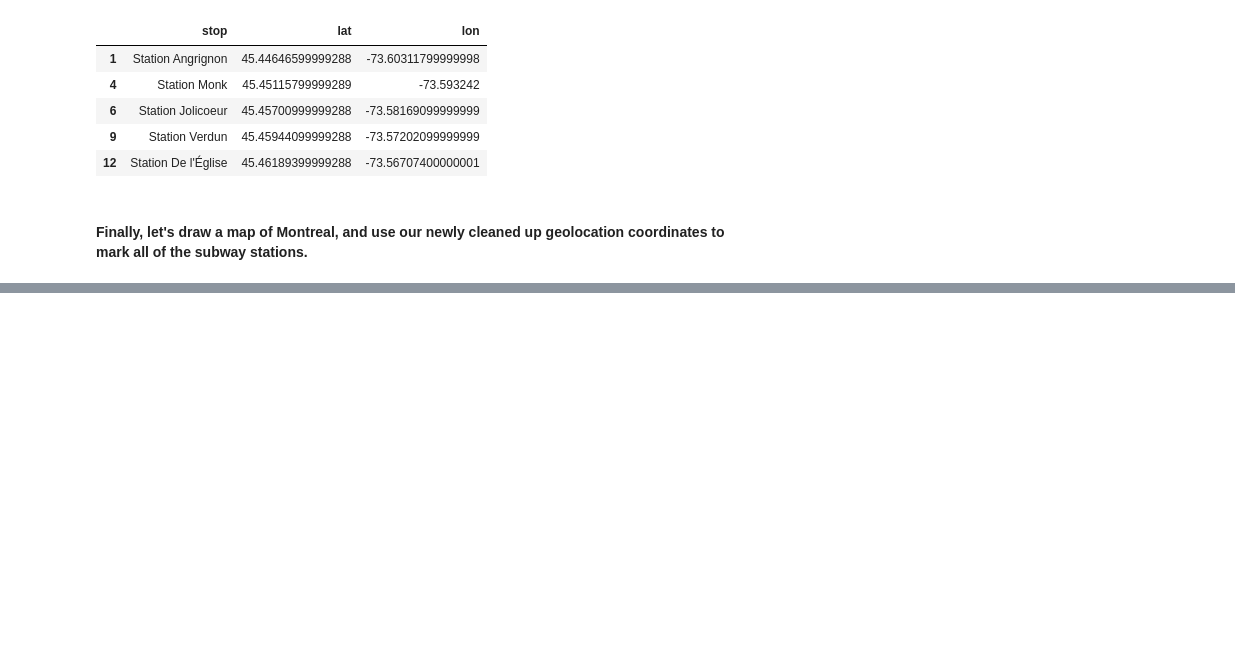
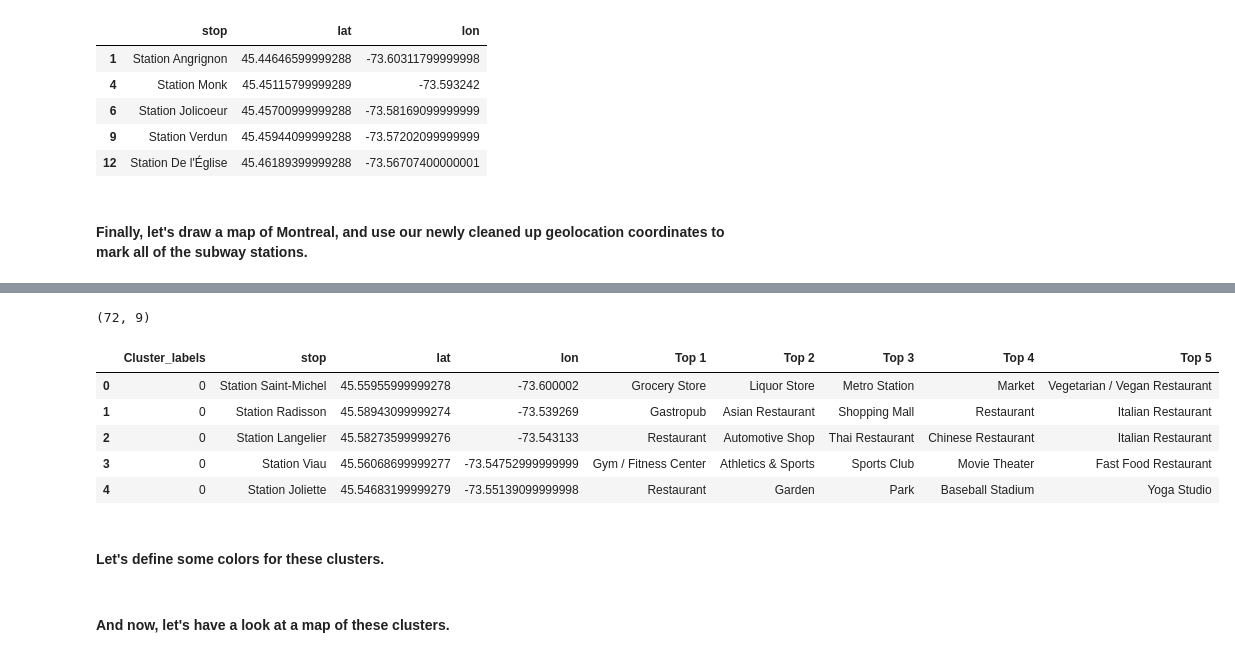
Before and after one commit to AlexIugan/IBM_DataScience_Coursework, a Jupyter notebook: Capstone Battle of the Neighborhoods.ipynb, the cells around one changed output, grey strips where cells are left out. Cells and saved outputs as stored; diff of their text form; code cells hidden in the pictures; blank space fills up the shorter version.

```diff
--- a/Capstone Battle of the Neighborhoods.ipynb
+++ b/Capstone Battle of the Neighborhoods.ipynb
@@ -163,0 +274,5 @@ mtl_map
+# %%
+for ind in np.arange(central_venues.shape[0]):
+    row_categories = central_venues.iloc[ind, :].iloc[1:]
+    row_categories_sorted = row_categories.sort_values(ascending=False)
+    top5_venues.iloc[ind, 1:] = row_categories_sorted.index.values[0:5]
@@ -163,0 +292,8 @@ mtl_map
+# %%
+cluster_df = central_venues.drop(["stop"], axis = 1)
+
+kmeans = KMeans(n_clusters=5).fit(cluster_df)
+# %%
+cluster_df = df_metro_geo.copy()
+cluster_df = pd.merge(cluster_df, central_venues, on=['stop'], how='inner')
+cluster_df.head()
@@ -163,0 +322,21 @@ mtl_map
+# %%
+cluster_df.sort_values(["Cluster_labels"], inplace=True)
+
+mid = cluster_df['Cluster_labels']
+cluster_df.drop(labels=['Cluster_labels'], axis=1,inplace = True)
+cluster_df.insert(0, 'Cluster_labels', mid)
+cluster_df = cluster_df[['Cluster_labels', 'stop', 'lat', 'lon', 'Top 1', 'Top 2', 'Top 3', 'Top 4', 'Top 5']]
+
+cluster_df = cluster_df.reset_index(drop=True)
+print(cluster_df.shape)
+cluster_df.head()
+# %% [output]
+(72, 9)
+|  | Cluster_labels | stop | lat | lon | Top 1 | Top 2 | Top 3 | Top 4 | Top 5 |
+| 0 | 0 | Station Saint-Michel | 45.55955999999278 | -73.600002 | Grocery Store | Liquor Store | Metro Station | Market | Vegetarian / Vegan Restaurant |
+| 1 | 0 | Station Radisson | 45.58943099999274 | -73.539269 | Gastropub | Asian Restaurant | Shopping Mall | Restaurant | Italian Restaurant |
+| 2 | 0 | Station Langelier | 45.58273599999276 | -73.543133 | Restaurant | Automotive Shop | Thai Restaurant | Chinese Restaurant | Italian Restaurant |
+| 3 | 0 | Station Viau | 45.56068699999277 | -73.54752999999999 | Gym / Fitness Center | Athletics & Sports | Sports Club | Movie Theater | Fast Food Restaurant |
+| 4 | 0 | Station Joliette | 45.54683199999279 | -73.55139099999998 | Restaurant | Garden | Park | Baseball Stadium | Yoga Studio |
+# %% [markdown]
+#### Let's define some colors for these clusters.
@@ -163,0 +354,2 @@ mtl_map
+# %% [markdown]
+#### And now, let's have a look at a map of these clusters.
```
Also changed, not shown: parts of 26 cells of this notebook.
